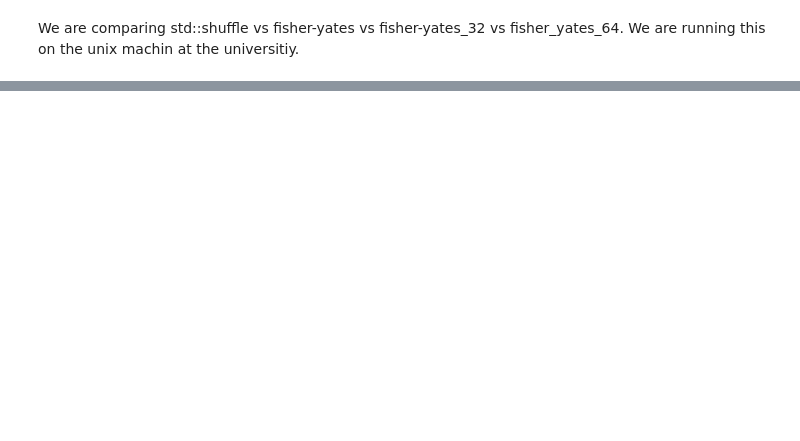
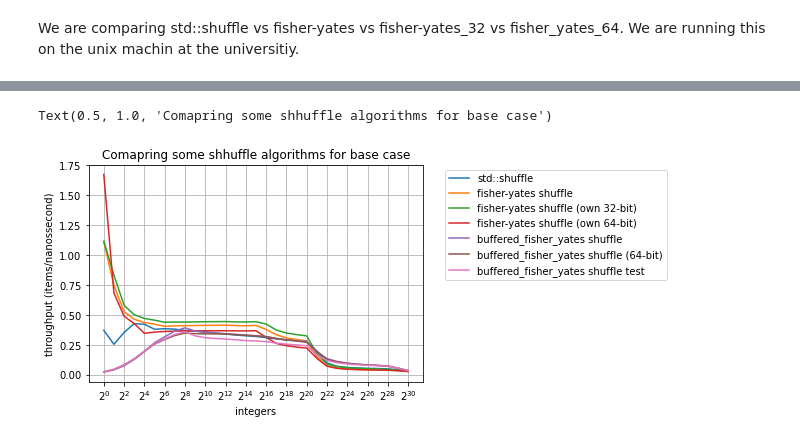
Before and after one commit to pengilton/cip_shuffle, a Jupyter notebook: benchmarks/evaluation/06_analysis_uni.ipynb, the cells around one changed output, grey strips where cells are left out. Saved outputs shown, nothing was run; the diff lists cells and outputs as text; code cells hidden in the pictures; blank space fills up the shorter version.

```diff
--- a/benchmarks/evaluation/06_analysis_uni.ipynb
+++ b/benchmarks/evaluation/06_analysis_uni.ipynb
@@ -45,0 +54,35 @@ Text(0.5, 1.0, 'Comapring some shhuffle algorithms for base case')
+# %%
+# We calculate throughput
+factor = 1
+df_std_shuffle["throughout (items/time)"] = (df_std_shuffle["total_runs"] * df_std_shuffle["integers"] * factor) / df_std_shuffle["total_runtime"]
+df_fy_shuffle["throughout (items/time)"] = (df_fy_shuffle["total_runs"] * df_fy_shuffle["integers"] * factor) / df_fy_shuffle["total_runtime"]
+df_fy_shuffle_32["throughout (items/time)"] = (df_fy_shuffle_32["total_runs"] * df_fy_shuffle_32["integers"] * factor) / df_fy_shuffle_32["total_runtime"]
+df_fy_shuffle_64["throughout (items/time)"] = (df_fy_shuffle_64["total_runs"] * df_fy_shuffle_64["integers"] * factor) / df_fy_shuffle_64["total_runtime"]
+df_buffered_fy_shuffle["throughout (items/time)"] = (df_buffered_fy_shuffle["total_runs"] * df_buffered_fy_shuffle["integers"] * factor) / df_buffered_fy_shuffle["total_runtime"]
+df_buffered_fy_shuffle_64["throughout (items/time)"] = (df_buffered_fy_shuffle_64["total_runs"] * df_buffered_fy_shuffle_64["integers"] * factor) / df_buffered_fy_shuffle_64["total_runtime"]
+df_buffered_fy_shuffle_test["throughout (items/time)"] = (df_buffered_fy_shuffle_test["total_runs"] * df_buffered_fy_shuffle_test["integers"] * factor) / df_buffered_fy_shuffle_test["total_runtime"]
+# %%
+# We plot data
+ax_th_xticks = [2 ** i for i in range(0, 31, 2)]
+# ax_th_yticks = [5 * i for i in range(0, 10, 1)]
+
+ax_th = df_std_shuffle.plot(x="integers", y="throughout (items/time)", label="std::shuffle")
+df_fy_shuffle.plot(ax=ax_th, x="integers", y="throughout (items/time)", label="fisher-yates shuffle")
+df_fy_shuffle_32.plot(ax=ax_th, x="integers", y="throughout (items/time)", label="fisher-yates shuffle (own 32-bit)")
+df_fy_shuffle_64.plot(ax=ax_th, x="integers", y="throughout (items/time)", label="fisher-yates shuffle (own 64-bit)")
+df_buffered_fy_shuffle.plot(ax=ax_th, x="integers", y="throughout (items/time)", label="buffered_fisher_yates shuffle")
+df_buffered_fy_shuffle_64.plot(ax=ax_th, x="integers", y="throughout (items/time)", label="buffered_fisher_yates shuffle (64-bit)")
+df_buffered_fy_shuffle_test.plot(ax=ax_th, x="integers", y="throughout (items/time)", label="buffered_fisher_yates shuffle test")
+
+ax_th.set_xscale("log", base=2)
+# ax.set_yscale("log", base=10)
+ax_th.set_xticks(ax_th_xticks)
+# ax_th.set_yticks(ax__yticks)
+ax_th.grid(True)
+ax_th.set_xlabel("integers")
+ax_th.set_ylabel("throughput (items/nanossecond)")
+ax_th.legend(bbox_to_anchor=(1.05, 1.0), loc='upper left')
+ax_th.set_title("Comapring some shhuffle algorithms for base case")
+# %% [output]
+Text(0.5, 1.0, 'Comapring some shhuffle algorithms for base case')
+[figure, added]
```
Also changed, not shown: parts of 4 cells of this notebook, 25 other files.
